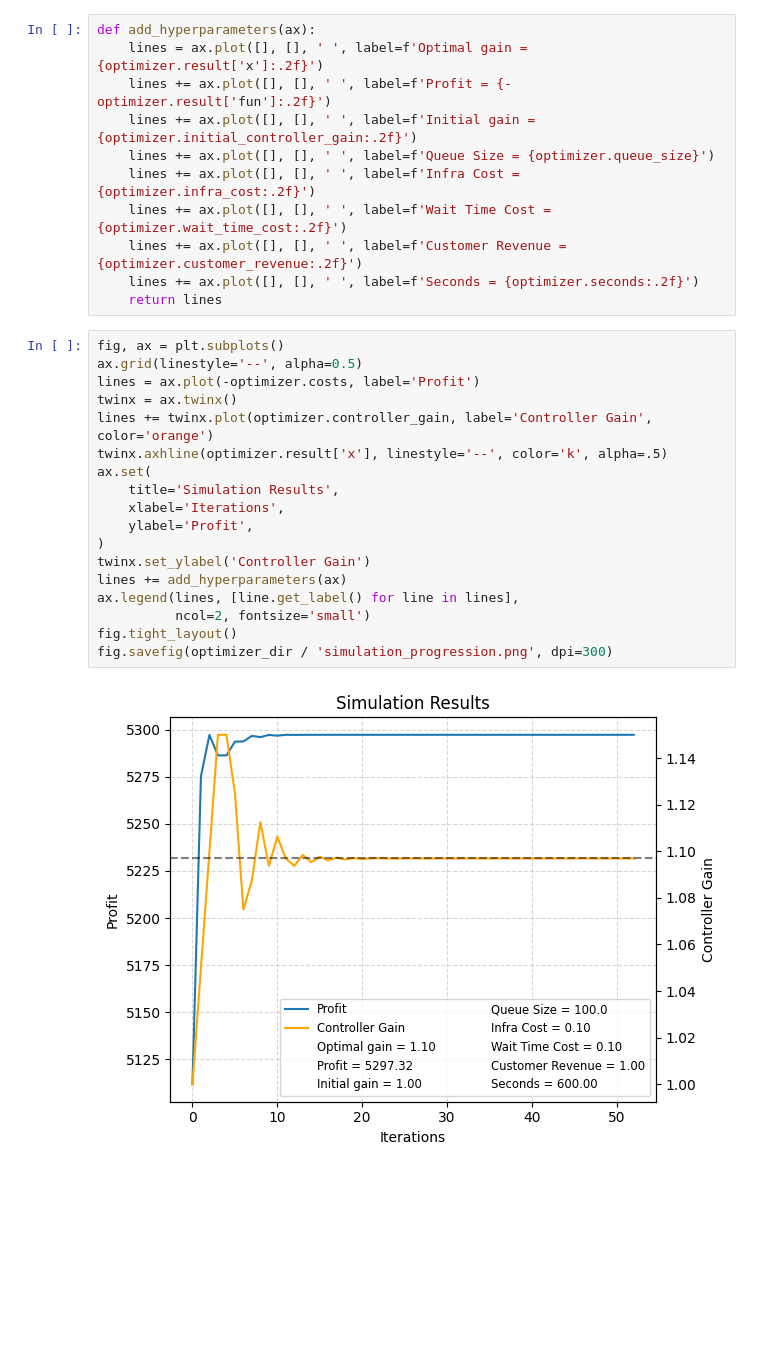
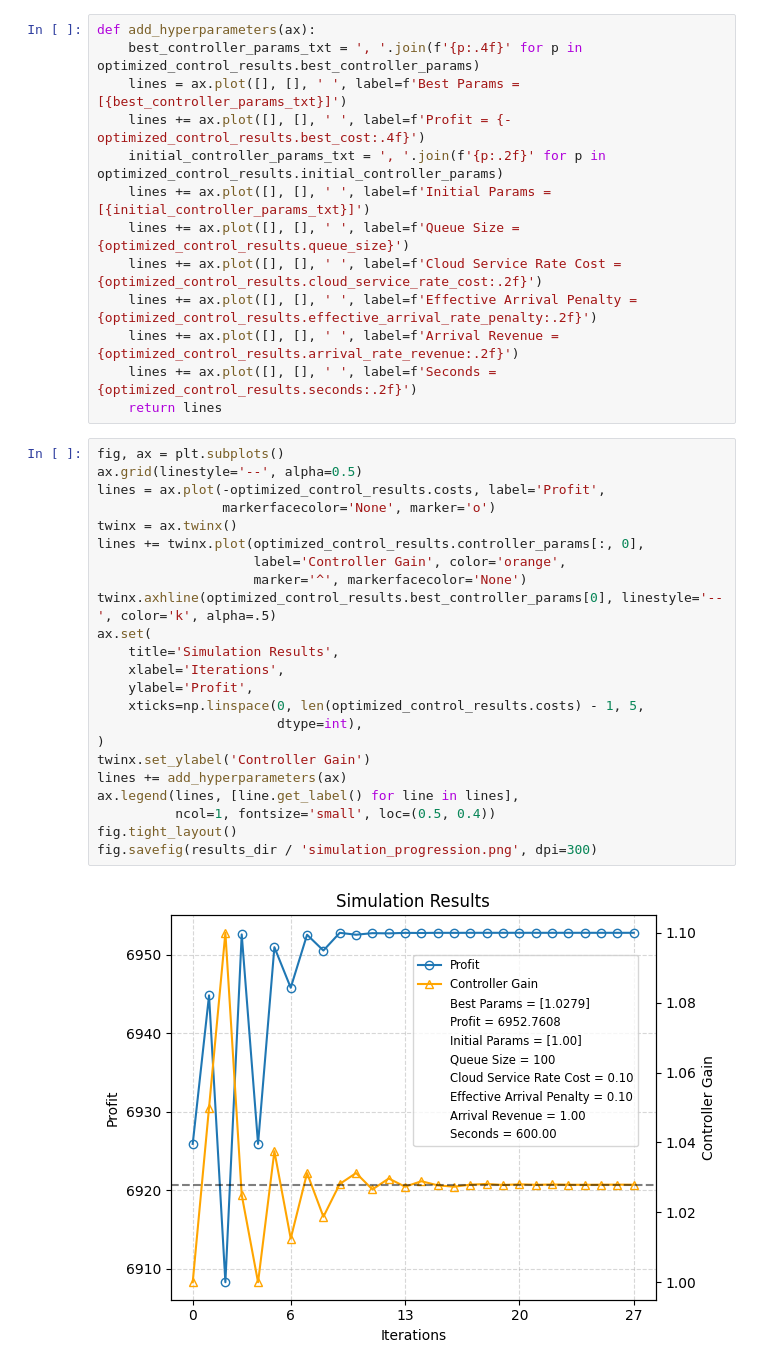
Before and after one commit to lucasbanunes/CPS767-monte-carlo-algorithms, a Jupyter notebook: project/plot_simulation.ipynb, the cells around one changed output. Drawn from its saved outputs; the diff is of its cells as text; blank space fills up the shorter version.

Commit message:
WIP: Implementing simulation with scipy solve_ivp

```diff
--- a/project/plot_simulation.ipynb
+++ b/project/plot_simulation.ipynb
@@ -31,34 +46,41 @@ expected_wait_time: float64
 # %%
 def add_hyperparameters(ax):
-    lines = ax.plot([], [], ' ', label=f'Optimal gain = {optimizer.result['x']:.2f}')
-    lines += ax.plot([], [], ' ', label=f'Profit = {-optimizer.result['fun']:.2f}')
-    lines += ax.plot([], [], ' ', label=f'Initial gain = {optimizer.initial_controller_gain:.2f}')
-    lines += ax.plot([], [], ' ', label=f'Queue Size = {optimizer.queue_size}')
-    lines += ax.plot([], [], ' ', label=f'Infra Cost = {optimizer.infra_cost:.2f}')
-    lines += ax.plot([], [], ' ', label=f'Wait Time Cost = {optimizer.wait_time_cost:.2f}')
-    lines += ax.plot([], [], ' ', label=f'Customer Revenue = {optimizer.customer_revenue:.2f}')
-    lines += ax.plot([], [], ' ', label=f'Seconds = {optimizer.seconds:.2f}')
+    best_controller_params_txt = ', '.join(f'{p:.4f}' for p in optimized_control_results.best_controller_params)
+    lines = ax.plot([], [], ' ', label=f'Best Params = [{best_controller_params_txt}]')
+    lines += ax.plot([], [], ' ', label=f'Profit = {-optimized_control_results.best_cost:.4f}')
+    initial_controller_params_txt = ', '.join(f'{p:.2f}' for p in optimized_control_results.initial_controller_params)
+    lines += ax.plot([], [], ' ', label=f'Initial Params = [{initial_controller_params_txt}]')
+    lines += ax.plot([], [], ' ', label=f'Queue Size = {optimized_control_results.queue_size}')
+    lines += ax.plot([], [], ' ', label=f'Cloud Service Rate Cost = {optimized_control_results.cloud_service_rate_cost:.2f}')
+    lines += ax.plot([], [], ' ', label=f'Effective Arrival Penalty = {optimized_control_results.effective_arrival_rate_penalty:.2f}')
+    lines += ax.plot([], [], ' ', label=f'Arrival Revenue = {optimized_control_results.arrival_rate_revenue:.2f}')
+    lines += ax.plot([], [], ' ', label=f'Seconds = {optimized_control_results.seconds:.2f}')
     return lines
 # %%
 fig, ax = plt.subplots()
 ax.grid(linestyle='--', alpha=0.5)
-lines = ax.plot(-optimizer.costs, label='Profit')
+lines = ax.plot(-optimized_control_results.costs, label='Profit',
+                markerfacecolor='None', marker='o')
 twinx = ax.twinx()
-lines += twinx.plot(optimizer.controller_gain, label='Controller Gain', color='orange')
-twinx.axhline(optimizer.result['x'], linestyle='--', color='k', alpha=.5)
+lines += twinx.plot(optimized_control_results.controller_params[:, 0],
+                    label='Controller Gain', color='orange',
+                    marker='^', markerfacecolor='None')
+twinx.axhline(optimized_control_results.best_controller_params[0], linestyle='--', color='k', alpha=.5)
 ax.set(
     title='Simulation Results',
     xlabel='Iterations',
     ylabel='Profit',
+    xticks=np.linspace(0, len(optimized_control_results.costs) - 1, 5,
+                       dtype=int),
 )
 twinx.set_ylabel('Controller Gain')
 lines += add_hyperparameters(ax)
 ax.legend(lines, [line.get_label() for line in lines],
-          ncol=2, fontsize='small')
+          ncol=1, fontsize='small', loc=(0.5, 0.4))
 fig.tight_layout()
-fig.savefig(optimizer_dir / 'simulation_progression.png', dpi=300)
+fig.savefig(results_dir / 'simulation_progression.png', dpi=300)
 # %% [output]
-[figure, old version]
+[figure, new version]
 # %%
 fig, ax = plt.subplots()
 ax.grid(linestyle='--', alpha=.5)
```
Also changed, not shown: parts of 5 cells of this notebook, 3 other files.
